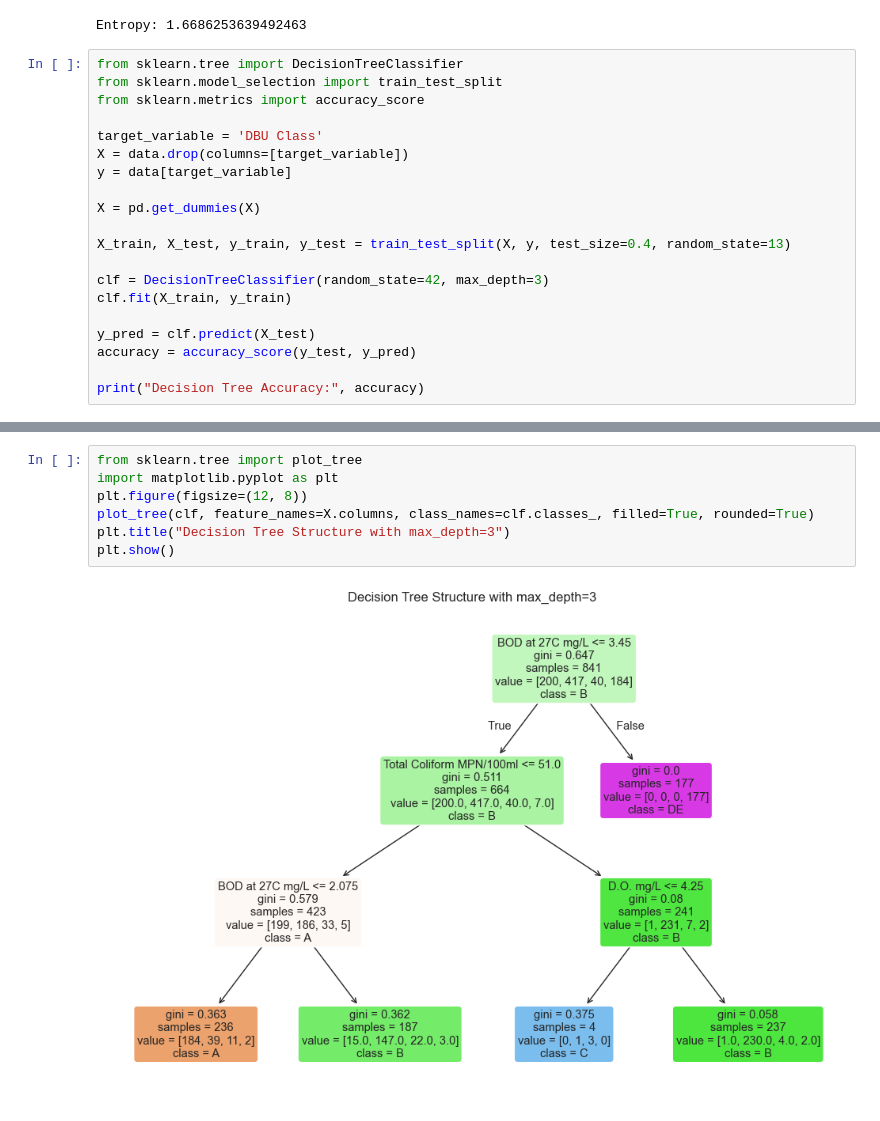
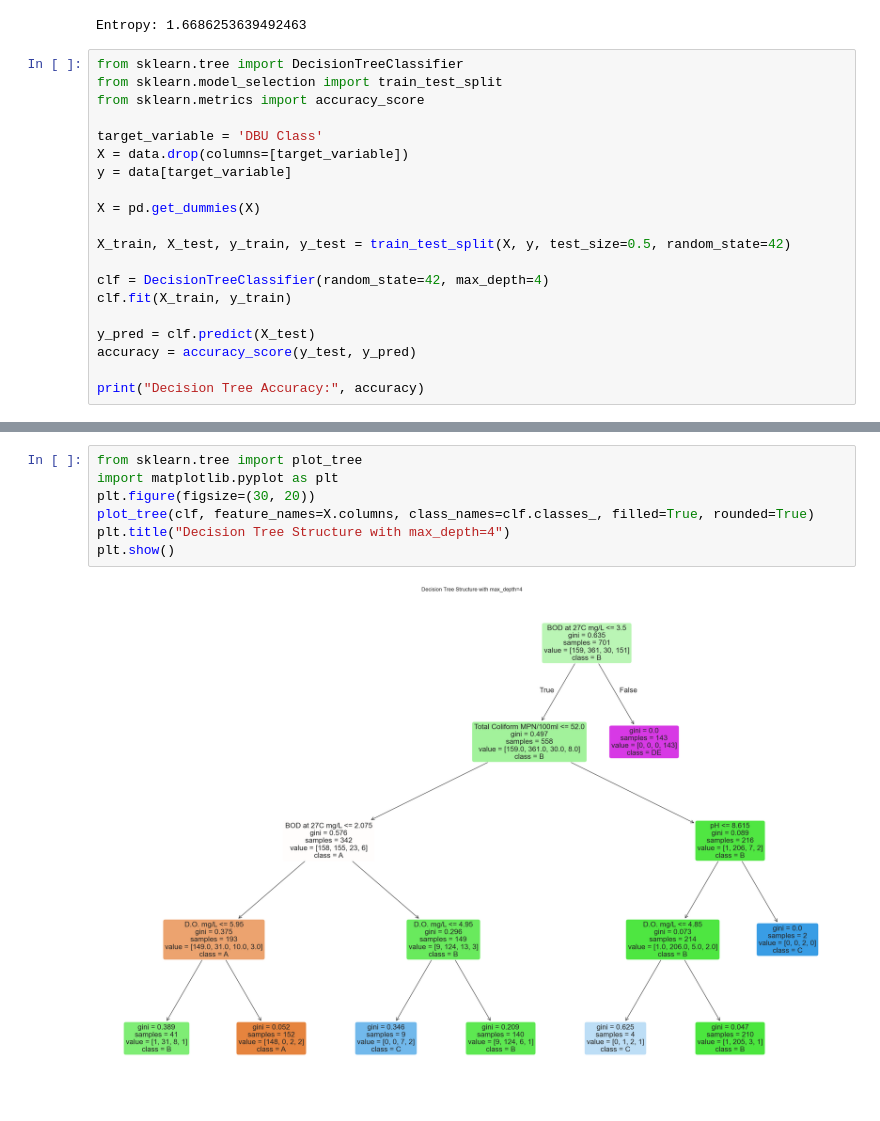
Before and after one commit to splitmoong/Chennai-Water-Quality, a Jupyter notebook: Model(s)/Decision Tree.ipynb, the cells around one changed output, grey strips where cells are left out. Drawn from its saved outputs; the diff is of its cells as text.

```diff
--- a/Model(s)/Decision Tree.ipynb
+++ b/Model(s)/Decision Tree.ipynb
@@ -27,9 +27,9 @@ y = data[target_variable]
 
 X = pd.get_dummies(X)
 
-X_train, X_test, y_train, y_test = train_test_split(X, y, test_size=0.4, random_state=13)
+X_train, X_test, y_train, y_test = train_test_split(X, y, test_size=0.5, random_state=42)
 
-clf = DecisionTreeClassifier(random_state=42, max_depth=3)
+clf = DecisionTreeClassifier(random_state=42, max_depth=4)
 clf.fit(X_train, y_train)
 
 y_pred = clf.predict(X_test)
@@ -58,9 +58,9 @@ plt.show()
 # %%
 from sklearn.tree import plot_tree
 import matplotlib.pyplot as plt
-plt.figure(figsize=(12, 8))
+plt.figure(figsize=(30, 20))
 plot_tree(clf, feature_names=X.columns, class_names=clf.classes_, filled=True, rounded=True)
-plt.title("Decision Tree Structure with max_depth=3")
+plt.title("Decision Tree Structure with max_depth=4")
 plt.show()
 # %% [output]
-[figure, old version]
+[figure, new version]
```
Also changed, not shown: parts of 2 cells of this notebook, 1 other file.
